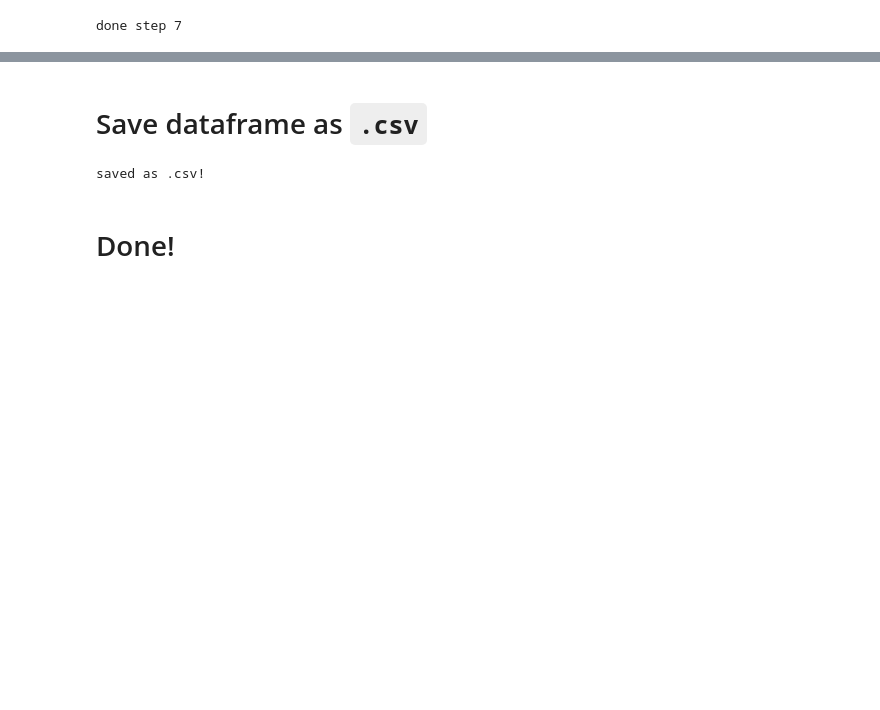
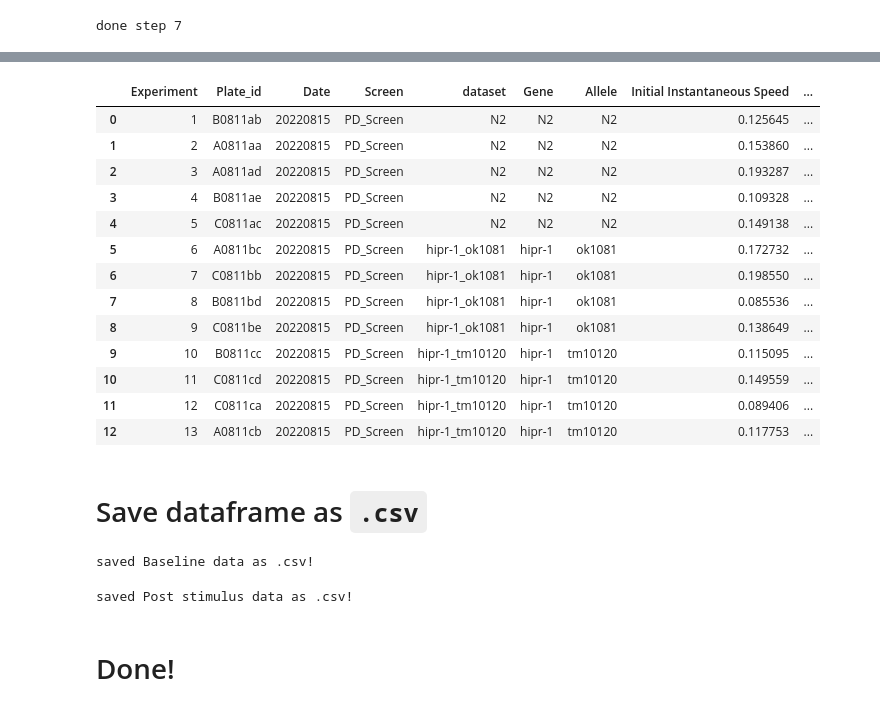
Before and after one commit to JosephLiangUBC/MWT_Dashboard, a Jupyter notebook: Step3_Tap_Baseline_Data_Analyses.ipynb, the cells around one changed output, grey strips where cells are left out. Saved outputs shown, nothing was run; the diff lists cells and outputs as text; code cells hidden in the pictures; blank space fills up the shorter version.

```diff
--- a/Step3_Tap_Baseline_Data_Analyses.ipynb
+++ b/Step3_Tap_Baseline_Data_Analyses.ipynb
@@ -429,12 +447,60 @@ done step 7
+# %%
+# function to calculate Inidial, Final, Peak, ect values for specified column (metric)
+
+def summary_metrics(df, metric = 'Instantaneous Speed'):
+
+    initial = df[metric].iloc[0]
+    recovery = df[metric].iloc[-1]
+    peak = df[metric].max()
+    mean = df[metric].mean()
+    peak_id = df[metric].values.argmax()
+    initial_to_peak = df[metric].iloc[: peak_id+1].mean()
+    peak_to_recovery = df[metric].iloc[peak_id:].mean()
+
+
+    return pd.Series({
+        f'Initial {metric}': initial,
+        f'Recovery {metric}': recovery,
+        f'Peak {metric}': peak,
+        f'Initial_to_peak {metric}': initial_to_peak,
+        f'Peak_to_recovery {metric}': peak_to_recovery,
+        f'Average {metric}': mean
+        })
+# %%
+Post_stimulus_grouped = Post_stimulus_data.groupby(by=['Experiment', 'Plate_id', 'Date', 'Screen',
+                                                       'dataset', 'Gene', 'Allele']).apply(
+                                                           lambda x: summary_metrics(x, "Instantaneous Speed")
+                                                           ).reset_index()
+
+Post_stimulus_grouped
+# %% [output]
+|  | Experiment | Plate_id | Date | Screen | dataset | Gene | Allele | Initial Instantaneous Speed | ... |
+| 0 | 1 | B0811ab | 20220815 | PD_Screen | N2 | N2 | N2 | 0.125645 | ... |
+| 1 | 2 | A0811aa | 20220815 | PD_Screen | N2 | N2 | N2 | 0.153860 | ... |
+| 2 | 3 | A0811ad | 20220815 | PD_Screen | N2 | N2 | N2 | 0.193287 | ... |
+| 3 | 4 | B0811ae | 20220815 | PD_Screen | N2 | N2 | N2 | 0.109328 | ... |
+| 4 | 5 | C0811ac | 20220815 | PD_Screen | N2 | N2 | N2 | 0.149138 | ... |
+| 5 | 6 | A0811bc | 20220815 | PD_Screen | hipr-1_ok1081 | hipr-1 | ok1081 | 0.172732 | ... |
+| 6 | 7 | C0811bb | 20220815 | PD_Screen | hipr-1_ok1081 | hipr-1 | ok1081 | 0.198550 | ... |
+| 7 | 8 | B0811bd | 20220815 | PD_Screen | hipr-1_ok1081 | hipr-1 | ok1081 | 0.085536 | ... |
+| 8 | 9 | C0811be | 20220815 | PD_Screen | hipr-1_ok1081 | hipr-1 | ok1081 | 0.138649 | ... |
+| 9 | 10 | B0811cc | 20220815 | PD_Screen | hipr-1_tm10120 | hipr-1 | tm10120 | 0.115095 | ... |
+| 10 | 11 | C0811cd | 20220815 | PD_Screen | hipr-1_tm10120 | hipr-1 | tm10120 | 0.149559 | ... |
+| 11 | 12 | C0811ca | 20220815 | PD_Screen | hipr-1_tm10120 | hipr-1 | tm10120 | 0.089406 | ... |
+| 12 | 13 | A0811cb | 20220815 | PD_Screen | hipr-1_tm10120 | hipr-1 | tm10120 | 0.117753 | ... |
 # %% [markdown]
 # Save dataframe as `.csv`
 # %%
-Baseline_data.to_csv(f"{Baseline_data.Screen[0]}_baseline_output.csv")
+# Baseline_data['Screen'].iloc[0]
+
+Baseline_data.to_csv(f"{Screen}_baseline_output.csv")
 print('saved Baseline data as .csv!')
 # %% [output]
-saved as .csv!
+saved Baseline data as .csv!
 # %%
-Post_stimulus_data.to_csv(f"{Post_stimulus_data.Screen[0]}_post_stimulus.csv")
+Post_stimulus_data.to_csv(f"{Screen}_post_stimulus.csv")
 print('saved Post stimulus data as .csv!')
+# %% [output]
+saved Post stimulus data as .csv!
 # %% [markdown]
 # Done!
```
Also changed, not shown: parts of 13 cells of this notebook.
